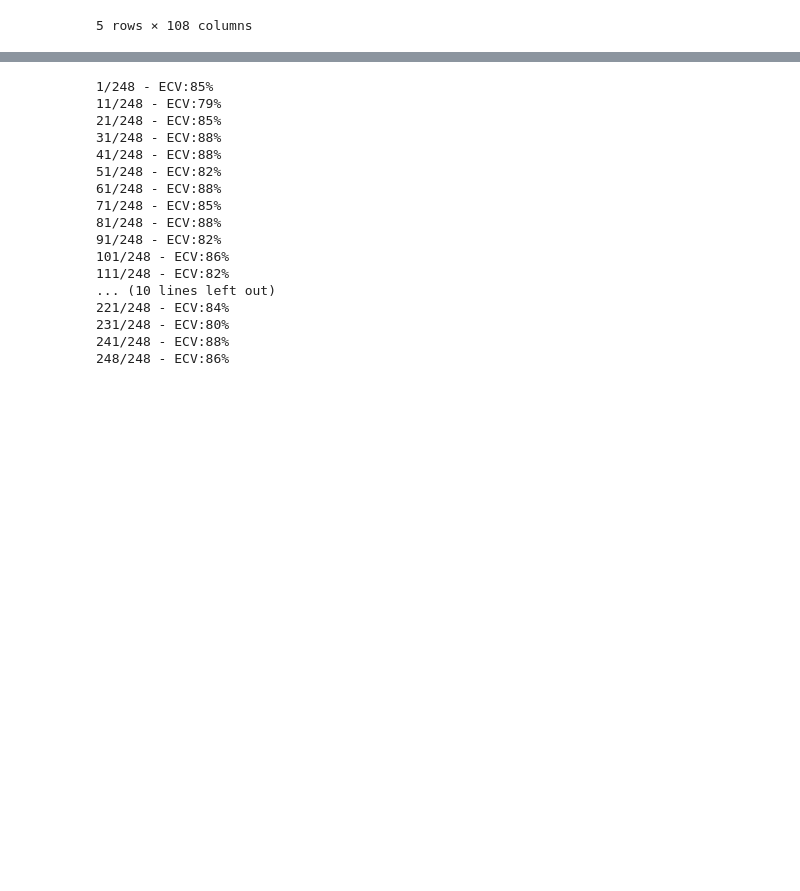
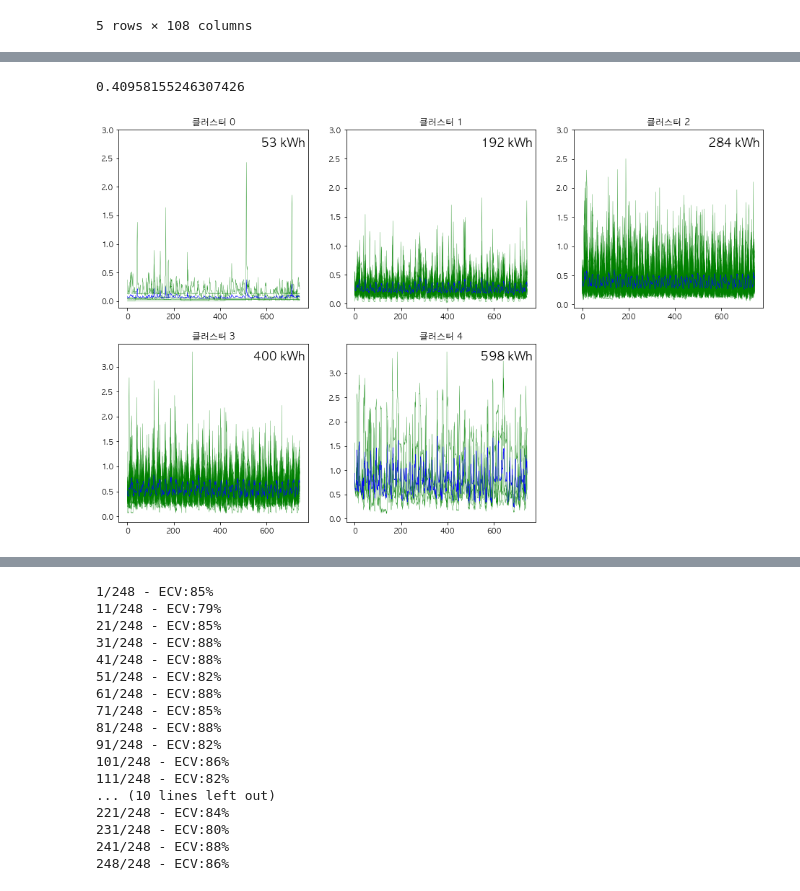
Before and after one commit to formegusto/distribution-public-fee, a Jupyter notebook: pt5.compare.ipynb, the cells around one changed output, grey strips where cells are left out. Saved outputs shown, nothing was run; the diff lists cells and outputs as text; code cells hidden in the pictures; blank space fills up the shorter version.

```diff
--- a/pt5.compare.ipynb
+++ b/pt5.compare.ipynb
@@ -68,0 +106,6 @@ m_60_1.head()
+# %%
+print(tdsf.kmeans.kmeans.ecv)
+tdsf.kmeans.draw_plot()
+# %% [output]
+0.40958155246307426
+[figure, added]
```
Also changed, not shown: parts of 14 cells of this notebook, 3 other files.
